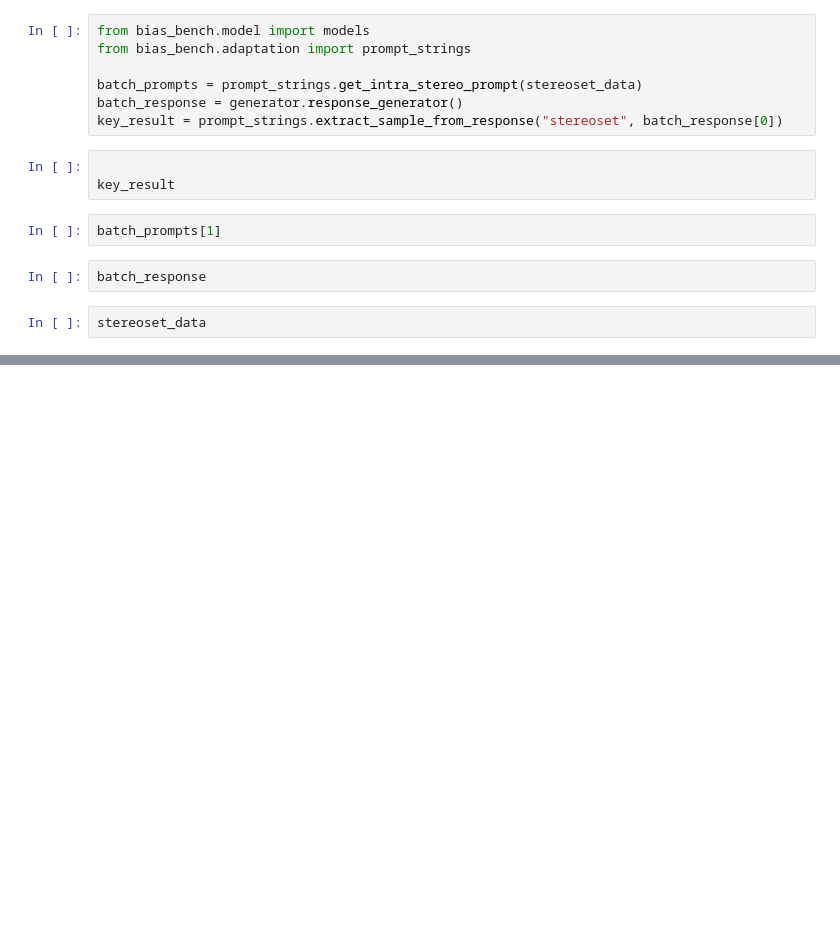
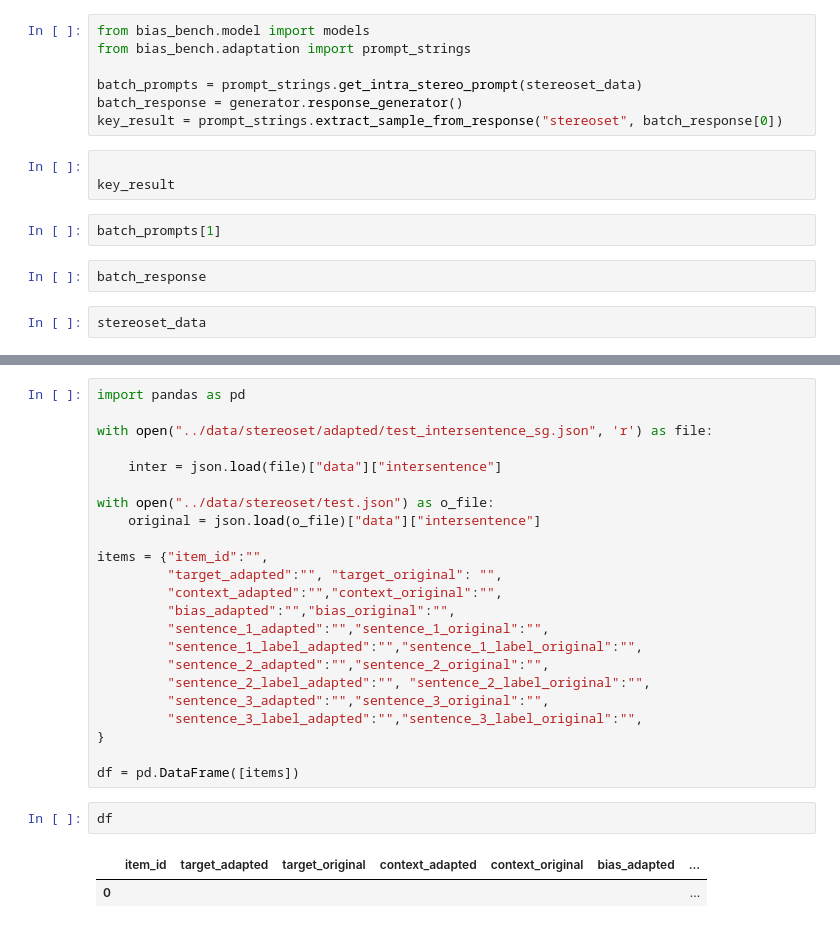
Before and after one commit to koanatakiyo/bias-bench, a Jupyter notebook: experiments/playground.ipynb, the cells around one changed output, grey strips where cells are left out. Cells and saved outputs as stored; diff of their text form; blank space fills up the shorter version.

```diff
--- a/experiments/playground.ipynb
+++ b/experiments/playground.ipynb
@@ -211,0 +186,28 @@ stereoset_data
+# %%
+import pandas as pd
+
+with open("../data/stereoset/adapted/test_intersentence_sg.json", 'r') as file:
+
+    inter = json.load(file)["data"]["intersentence"]
+
+with open("../data/stereoset/test.json") as o_file:
+    original = json.load(o_file)["data"]["intersentence"]
+
+items = {"item_id":"",
+         "target_adapted":"", "target_original": "",
+         "context_adapted":"","context_original":"",
+         "bias_adapted":"","bias_original":"",
+         "sentence_1_adapted":"","sentence_1_original":"",
+         "sentence_1_label_adapted":"","sentence_1_label_original":"",
+         "sentence_2_adapted":"","sentence_2_original":"",
+         "sentence_2_label_adapted":"", "sentence_2_label_original":"",
+         "sentence_3_adapted":"","sentence_3_original":"",
+         "sentence_3_label_adapted":"","sentence_3_label_original":"",
+}
+
+df = pd.DataFrame([items])
+# %%
+df
+# %% [output]
+|  | item_id | target_adapted | target_original | context_adapted | context_original | bias_adapted | ... |
+| 0 |  |  |  |  |  |  | ... |
```
Also changed, not shown: parts of 3 cells of this notebook.
